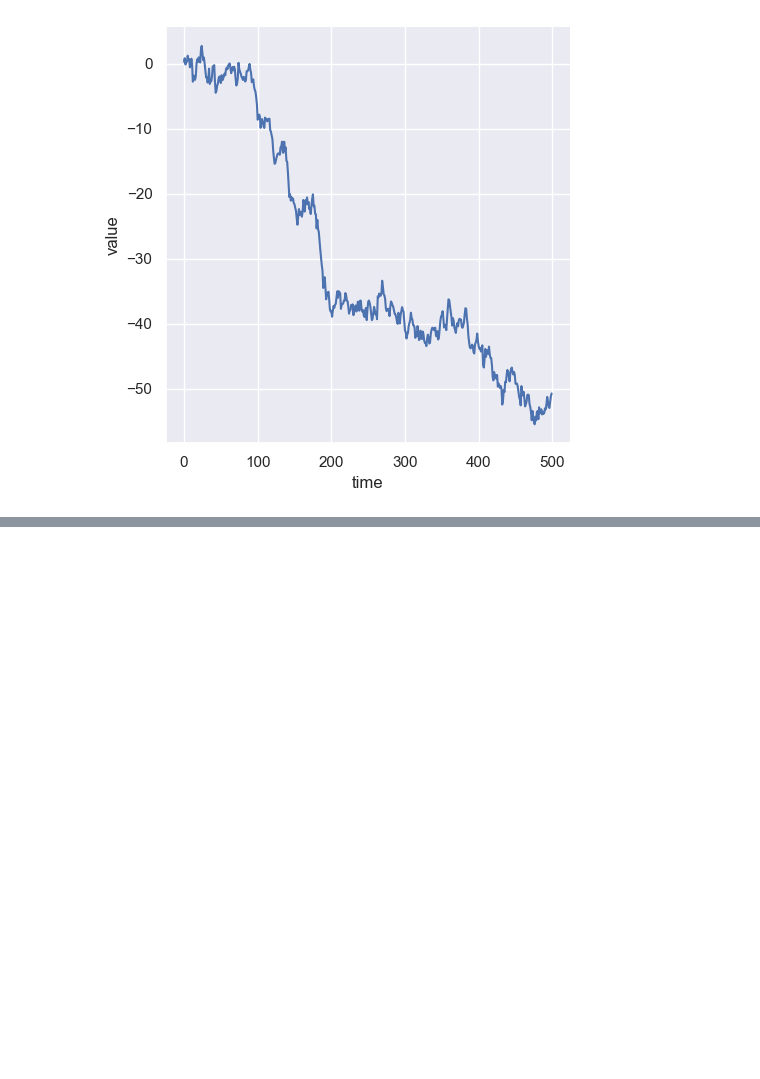
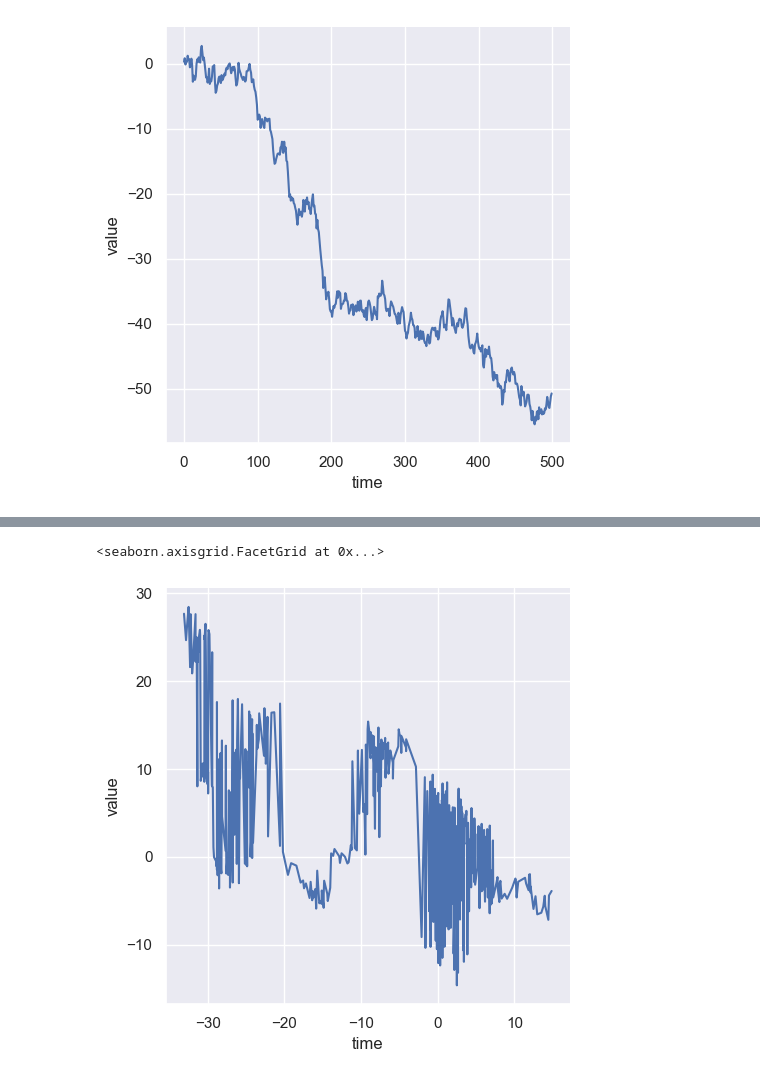
Before and after one commit to shruti-1102/zero-to-analyst, a Jupyter notebook: sns-tut.ipynb, the cells around one changed output, grey strips where cells are left out. Drawn from its saved outputs; the diff is of its cells as text; code cells hidden in the pictures; blank space fills up the shorter version.

Commit message:
line plot in seaborn

```diff
--- a/sns-tut.ipynb
+++ b/sns-tut.ipynb
@@ -70,3 +70,6 @@ sns.relplot(x = 'time', y = 'value', kind= 'line', data=df)
 # %% [output]
 <seaborn.axisgrid.FacetGrid at 0x...>
 [figure]
+# %%
+df = pd.DataFrame(randn(500, 2).cumsum(axis=0), columns= ['time', 'value'])
+df.head()
@@ -72,0 +83,5 @@ sns.relplot(x = 'time', y = 'value', kind= 'line', data=df)
+# %%
+sns.relplot(x = 'time', y = 'value', data= df, kind='line')
+# %% [output]
+<seaborn.axisgrid.FacetGrid at 0x...>
+[figure, added]
```
Also changed, not shown: parts of 8 cells of this notebook.
